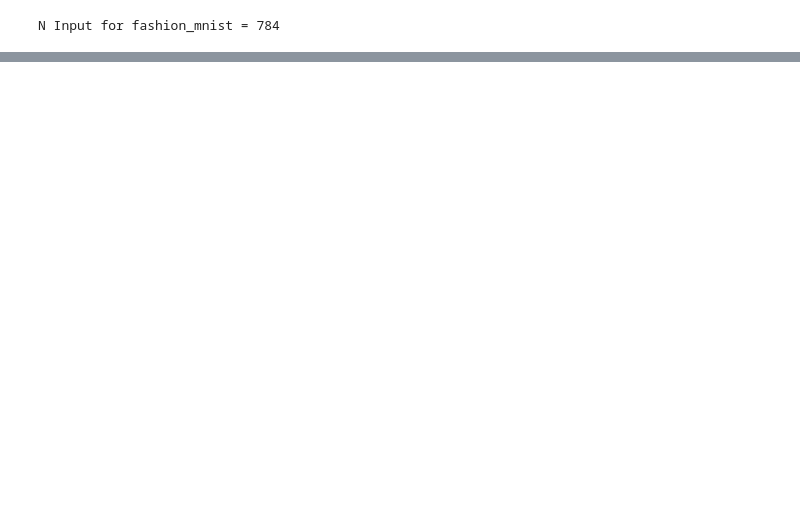
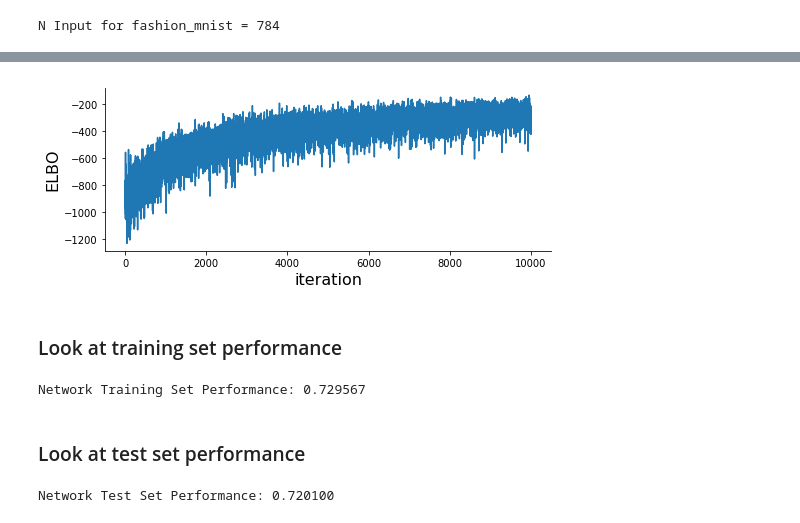
Before and after one commit to chongguo/ADVI-pymc3-Fashion-MNIST, a Jupyter notebook: BBB_part_2_SH.ipynb, the cells around one changed output, grey strips where cells are left out. Drawn from its saved outputs; the diff is of its cells as text; code cells hidden in the pictures; blank space fills up the shorter version.

```diff
--- a/BBB_part_2_SH.ipynb
+++ b/BBB_part_2_SH.ipynb
@@ -219,0 +196,13 @@ fig.show()
+# %%
+# plotting the training progress
+elbo_1 = -advi.hist
+
+figsize = (8,3); fontsize = 16;
+f, ax = plt.subplots(1,1,figsize=figsize);
+
+ax.plot(elbo_1,label='1')
+ax.set_ylabel('ELBO',fontsize=fontsize)
+ax.set_xlabel('iteration',fontsize=fontsize);
+sns.despine();
+# %% [output]
+[figure, added]
@@ -219,0 +222,2 @@ fig.show()
+# %% [markdown]
+### Look at training set performance
@@ -219,0 +232,10 @@ fig.show()
+# %%
+# Prediction is mode of each
+train_y_pred = mode(ppc_train['out'], axis=0).mode[0,:]
+
+mean_train_perf = np.mean(train_y_pred==y_train)
+print("Network Training Set Performance: {:f}".format(mean_train_perf))
+# %% [output]
+Network Training Set Performance: 0.729567
+# %% [markdown]
+### Look at test set performance
@@ -219,0 +250,8 @@ fig.show()
+# %%
+# Prediction is mode of each
+test_y_pred = mode(ppc_test['out'], axis=0).mode[0,:]
+
+mean_test_perf = np.mean(test_y_pred==y_test)
+print("Network Test Set Performance: {:f}".format(mean_test_perf))
+# %% [output]
+Network Test Set Performance: 0.720100
```
Also changed, not shown: parts of 32 cells of this notebook, 1 other file.
